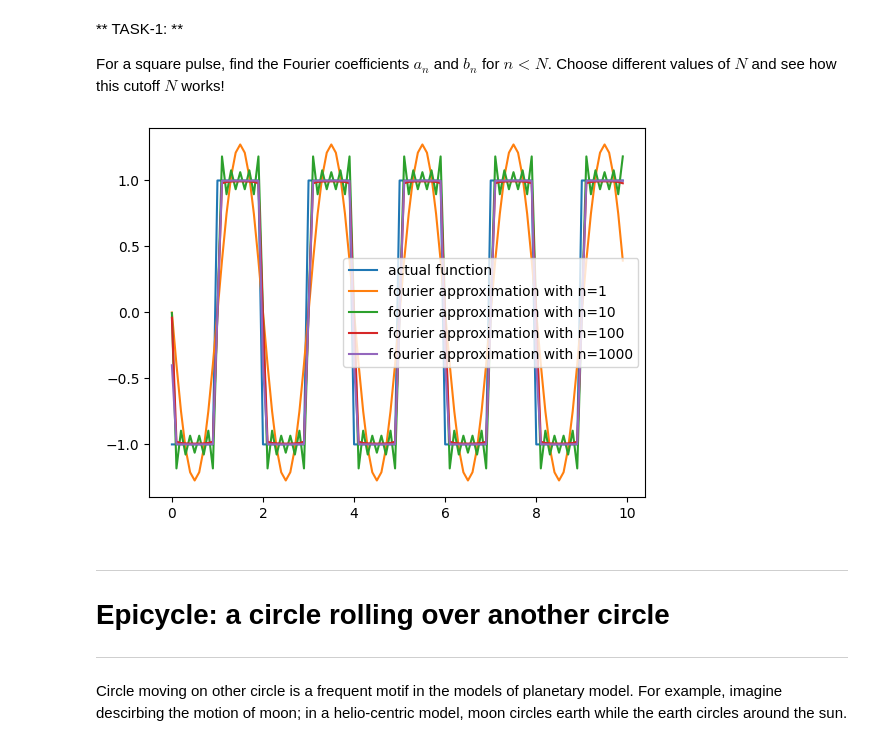
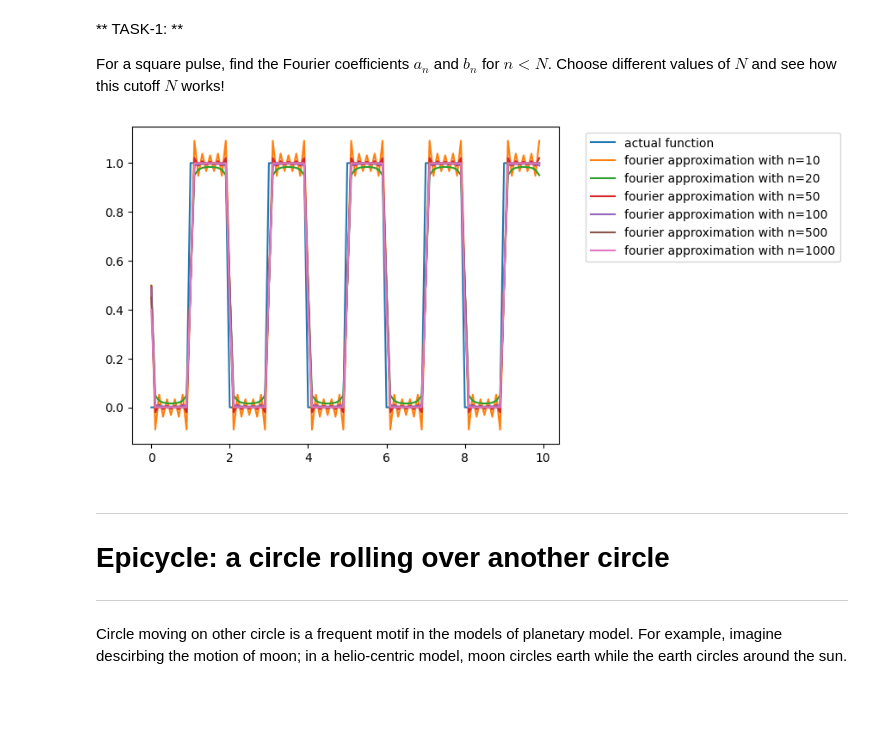
Before and after one commit to shrey715/computing-in-sciences-2, a Jupyter notebook: workbooks ig/FourierAnalysis_ClassPrep.ipynb, the cells around one changed output. Saved outputs shown, nothing was run; the diff lists cells and outputs as text; code cells hidden in the pictures; blank space fills up the shorter version.

```diff
--- a/workbooks ig/FourierAnalysis_ClassPrep.ipynb
+++ b/workbooks ig/FourierAnalysis_ClassPrep.ipynb
@@ -15,51 +15,44 @@ import numpy as np
 
 # square wave function
 def square_wave(x):
-    return 2*(np.floor(x) % 2)-1
+    return np.floor(x) % 2
 
 # calculates fourier coefficients
 def fourier_coefficient(f, T, n, N=10000):
-    # array of N points between 0 and T
     x = np.linspace(0, T, N)
-
     # a_n coefficients
-    # if n != 0, integrate f(x) * cos(2 * pi * n * x / T) over [0, T] using riemann sum
-    # if n == 0, integrate f(x) over [0, T]
     a_n = np.where(n != 0, 2/T * np.sum(f(x) * np.cos(2 * np.pi * n[:, None] * x / T), axis=-1)*T/N, 1/T * np.sum(f(x))*T/N)
-
     # b_n coefficients
-    # integrate f(x) * sin(2 * pi * n * x / T) over [0, T] using riemann sum
     b_n = 2/T * np.sum(f(x) * np.sin(2 * np.pi * n[:, None] * x / T), axis=-1)*T/N
-
     # return a_n and b_n coefficients as flat arrays
     return a_n.ravel(), b_n.ravel()
 
 if __name__ == "__main__":
     t = 2
-    n_max_vals = [1, 10, 100, 1000]
+    n_max_vals = [10, 20, 50, 100, 500, 1000]
     f = square_wave
 
     x = np.arange(0, 10, 0.1)
     y_actual = np.array(f(x))
 
     # plot actual function
     plt.plot(x, y_actual, label="actual function")
 
     for n_max in n_max_vals:
         n = np.arange(0, n_max+1)
         a, b = fourier_coefficient(f, t, n[:, None])
         a = a[:, None]
         b = b[:, None]
 
         # calculate fourier approximation
         y_fourier = np.sum(a * np.cos(2 * np.pi * n[:, None] * x / t) + b * np.sin(2 * np.pi * n[:, None] * x / t), axis=0)
 
         # plot fourier approximation
         plt.plot(x, y_fourier, label="fourier approximation with n={}".format(n_max))
-    plt.legend()
+    plt.legend(bbox_to_anchor=(1.05, 1), loc='upper left')
     plt.show()
 # %% [output]
-[figure, old version]
+[figure, new version]
 # %% [markdown]
 ***
 <a id='lesson-9'></a>
```
Also changed, not shown: parts of 20 cells of this notebook, 5 other files.
